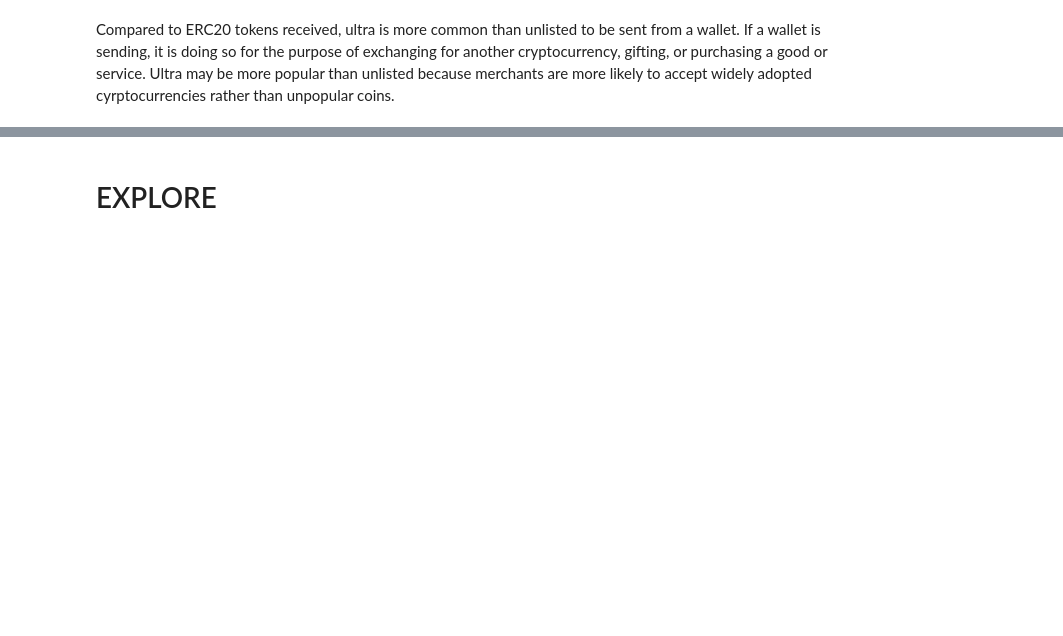
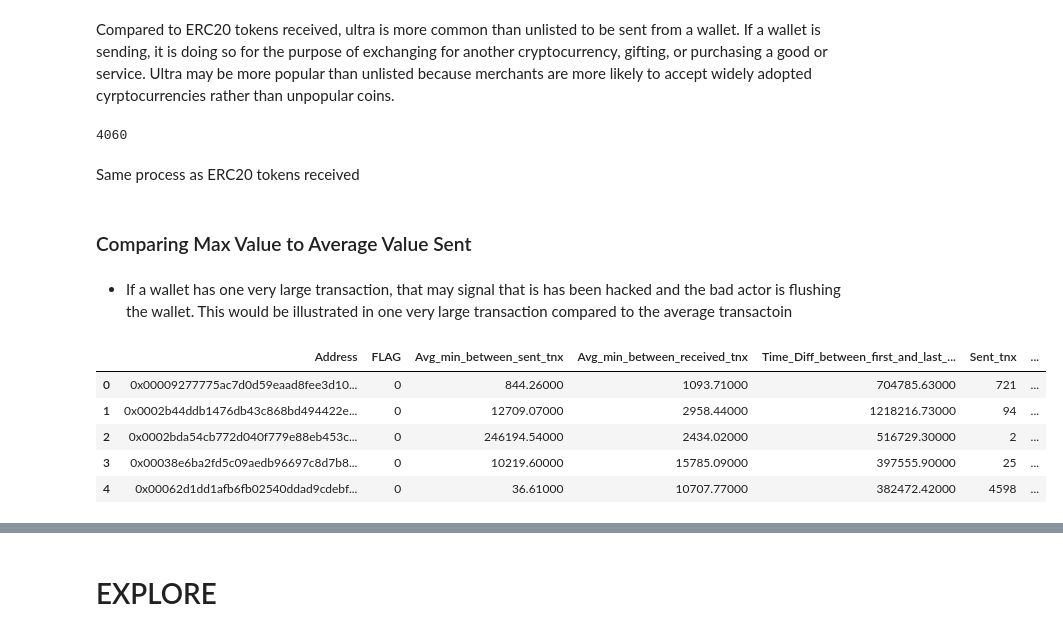
Before and after one commit to kuninethan95/OSEMN, a Jupyter notebook: index_OSEMN.ipynb, the cells around one changed output, grey strips where cells are left out. Drawn from its saved outputs; the diff is of its cells as text; code cells hidden in the pictures; blank space fills up the shorter version.

```diff
--- a/index_OSEMN.ipynb
+++ b/index_OSEMN.ipynb
@@ -711,3 +725,9 @@ df['weights_sent'].value_counts(ascending=True).plot(kind='barh');
 [figure]
 # %% [markdown]
 Compared to ERC20 tokens received, ultra is more common than unlisted to be sent from a wallet. If a wallet is sending, it is doing so for the purpose of exchanging for another cryptocurrency, gifting, or purchasing a good or service. Ultra may be more popular than unlisted because merchants are more likely to accept widely adopted cyrptocurrencies rather than unpopular coins.
+# %%
+# Check for null values
+
+df['weights_sent'].isna().sum()
+# %% [output]
+4060
@@ -713,0 +738,15 @@ Compared to ERC20 tokens received, ultra is more common than unlisted to be sent
+# %% [markdown]
+Same process as ERC20 tokens received
+# %% [markdown]
+### Comparing Max Value to Average Value Sent
+# %% [markdown]
+- If a wallet has one very large transaction, that may signal that is has been hacked and the bad actor is flushing the wallet. This would be illustrated in one very large transaction compared to the average transactoin
+# %%
+df.head()
+# %% [output]
+|  | Address | FLAG | Avg_min_between_sent_tnx | Avg_min_between_received_tnx | Time_Diff_between_first_and_last_... | Sent_tnx | ... |
+| 0 | 0x00009277775ac7d0d59eaad8fee3d10... | 0 | 844.26000 | 1093.71000 | 704785.63000 | 721 | ... |
+| 1 | 0x0002b44ddb1476db43c868bd494422e... | 0 | 12709.07000 | 2958.44000 | 1218216.73000 | 94 | ... |
+| 2 | 0x0002bda54cb772d040f779e88eb453c... | 0 | 246194.54000 | 2434.02000 | 516729.30000 | 2 | ... |
+| 3 | 0x00038e6ba2fd5c09aedb96697c8d7b8... | 0 | 10219.60000 | 15785.09000 | 397555.90000 | 25 | ... |
+| 4 | 0x00062d1dd1afb6fb02540ddad9cdebf... | 0 | 36.61000 | 10707.77000 | 382472.42000 | 4598 | ... |
```
Also changed, not shown: parts of 15 cells of this notebook.
